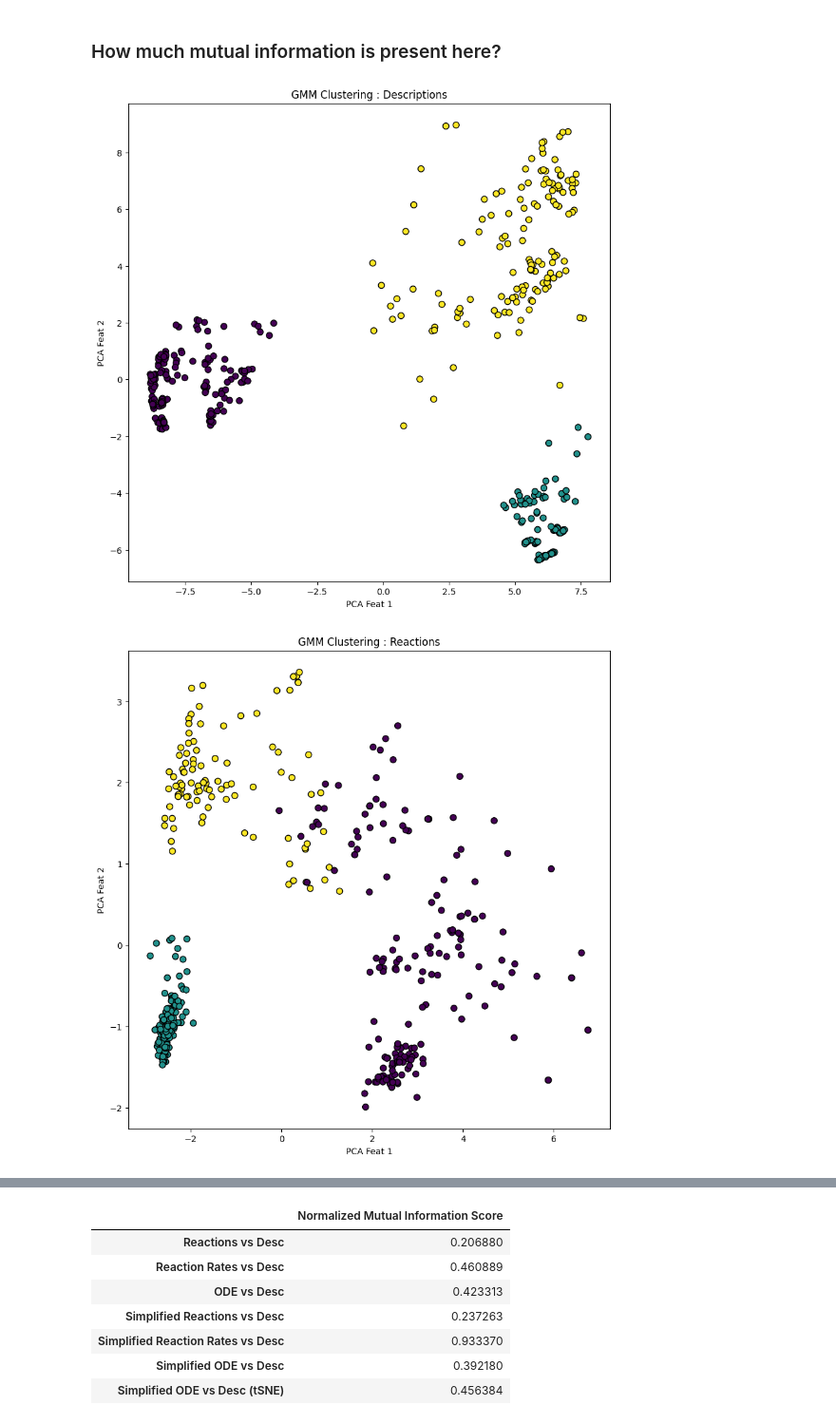
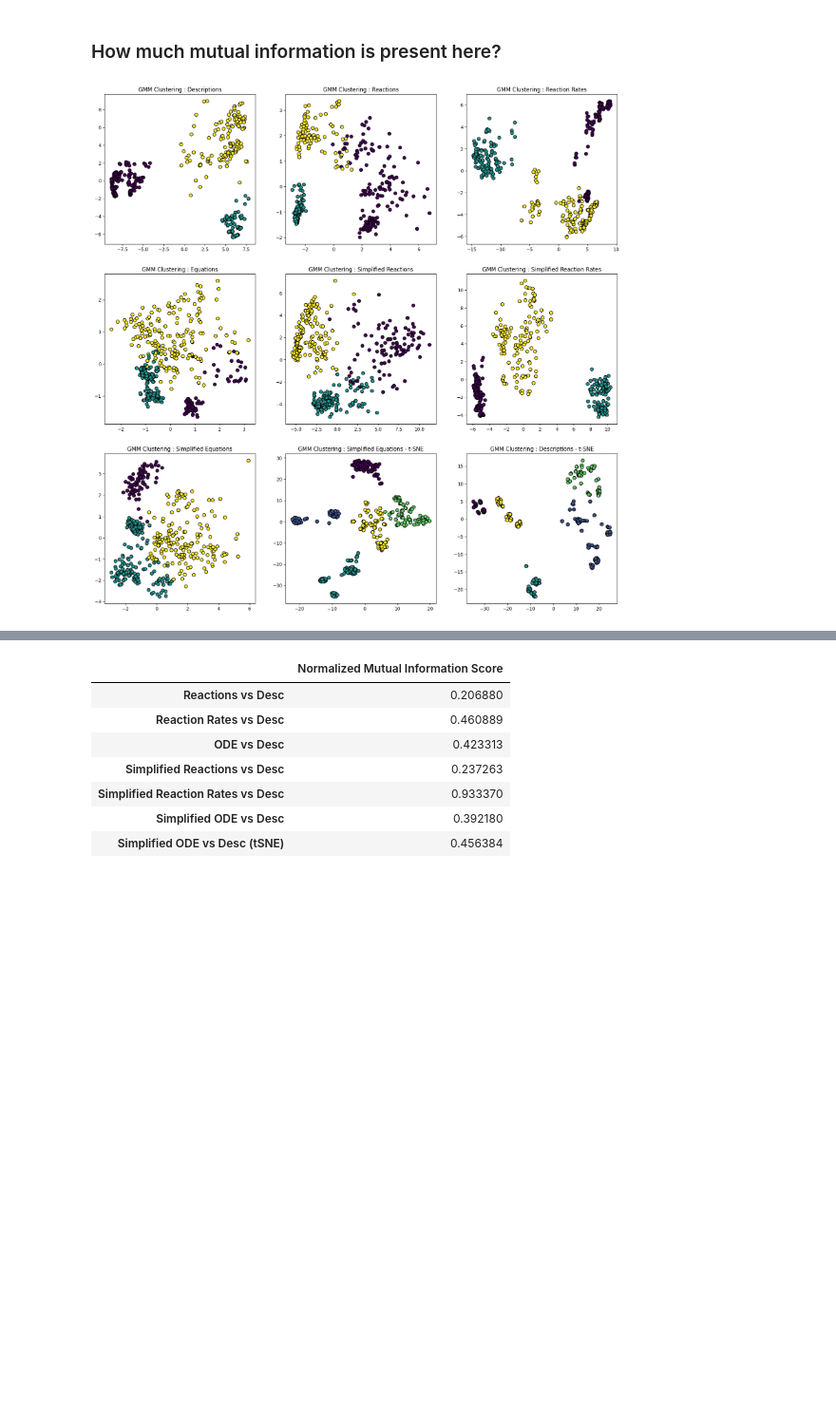
Before and after one commit to francescolosterzo/dufourspitze_16, a Jupyter notebook: nt/data_exploration.ipynb, the cells around one changed output, grey strips where cells are left out. Shown at 95% size. Drawn from its saved outputs; the diff is of its cells as text; code cells hidden in the pictures; blank space fills up the shorter version.

```diff
--- a/nt/data_exploration.ipynb
+++ b/nt/data_exploration.ipynb
@@ -248,29 +235,24 @@ plt.show()
 # %%
 from sklearn.mixture import GaussianMixture
 
-def do_gmm_stuff(X, nc, text):
+def do_gmm_stuff(X, nc, text, ax):
     gmm = GaussianMixture(n_components=nc, covariance_type='full', random_state=0)
     gmm.fit(X)
     labels = gmm.predict(X)
-    plt.figure(figsize=(10,10))
-    plt.scatter(X[:, 0], X[:, 1], c=labels, cmap='viridis', marker='o', edgecolor='k', s=50)
+    ax.scatter(X[:, 0], X[:, 1], c=labels, cmap='viridis', marker='o', edgecolor='k', s=50)
 
-    plt.title(f"GMM Clustering : {text}")
-    plt.xlabel("PCA Feat 1")
-    plt.ylabel("PCA Feat 2")
-    plt.show()
+    ax.set_title(f"GMM Clustering : {text}")
     return labels
 # %%
-desc_labels =do_gmm_stuff(desc_red,3, "Descriptions")
-rcn_labels =do_gmm_stuff(rcn_red,3, "Reactions")
-rate_labels =do_gmm_stuff(rate_red,3, "Reaction Rates")
-eqn_labels =do_gmm_stuff(eq_red,3, "Equations")
-s_rcn_labels =do_gmm_stuff(s_rcn_red,3, "Simplified Reactions")
-s_rate_labels =do_gmm_stuff(s_rate_red,3, "Simplified Reaction Rates")
-s_eqn_labels =do_gmm_stuff(s_eq_red,3, "Simplified Equations")
-s_tsne_ode_labels = do_gmm_stuff(tsne_embeddings_B,5,"Simplified Equations - t-SNE")
-
-s_tsne_desc_labels = do_gmm_stuff(tsne_embeddings_C,5,"Descriptions - t-SNE")
+f,axs = plt.subplots(3,3,figsize=(20,20))
+desc_labels =do_gmm_stuff(desc_red,3, "Descriptions", axs[0][0])
+rcn_labels =do_gmm_stuff(rcn_red,3, "Reactions", axs[0][1])
+rate_labels =do_gmm_stuff(rate_red,3, "Reaction Rates", axs[0][2])
+eqn_labels =do_gmm_stuff(eq_red,3, "Equations", axs[1][0])
+s_rcn_labels =do_gmm_stuff(s_rcn_red,3, "Simplified Reactions", axs[1][1])
+s_rate_labels =do_gmm_stuff(s_rate_red,3, "Simplified Reaction Rates",  axs[1][2])
+s_eqn_labels =do_gmm_stuff(s_eq_red,3, "Simplified Equations", axs[2][0])
+s_tsne_ode_labels = do_gmm_stuff(tsne_embeddings_B,5,"Simplified Equations - t-SNE", axs[2][1])
+s_tsne_desc_labels = do_gmm_stuff(tsne_embeddings_C,5,"Descriptions - t-SNE", axs[2][2])
 # %% [output]
-[figure, old version]
+[figure, new version]
-[figure, removed]
```
Also changed, not shown: parts of 5 cells of this notebook.
